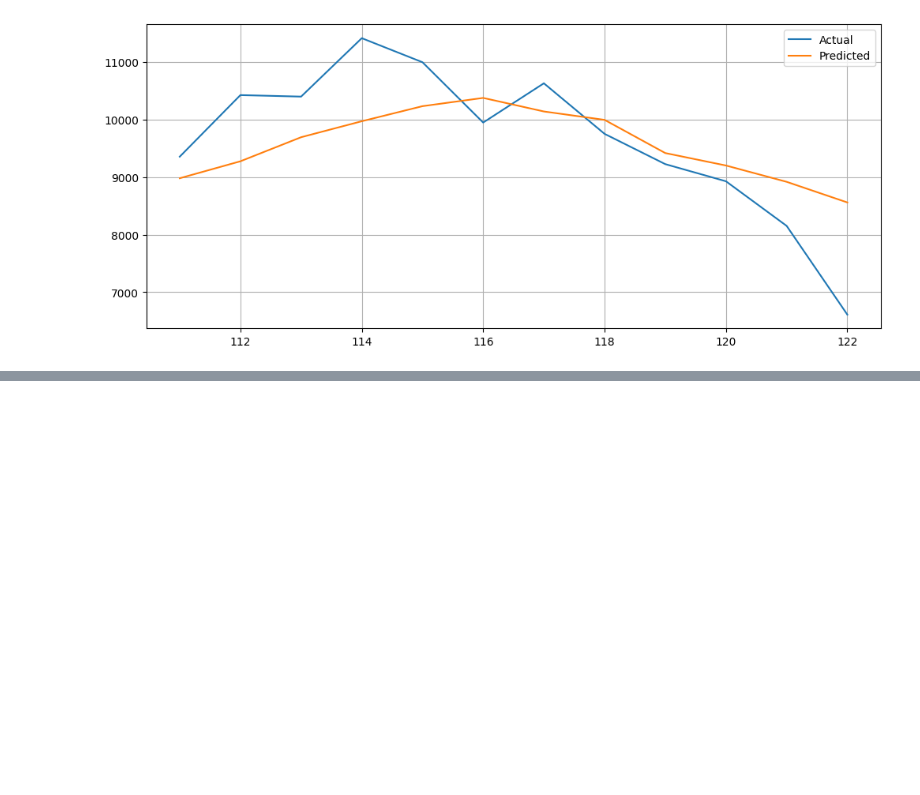
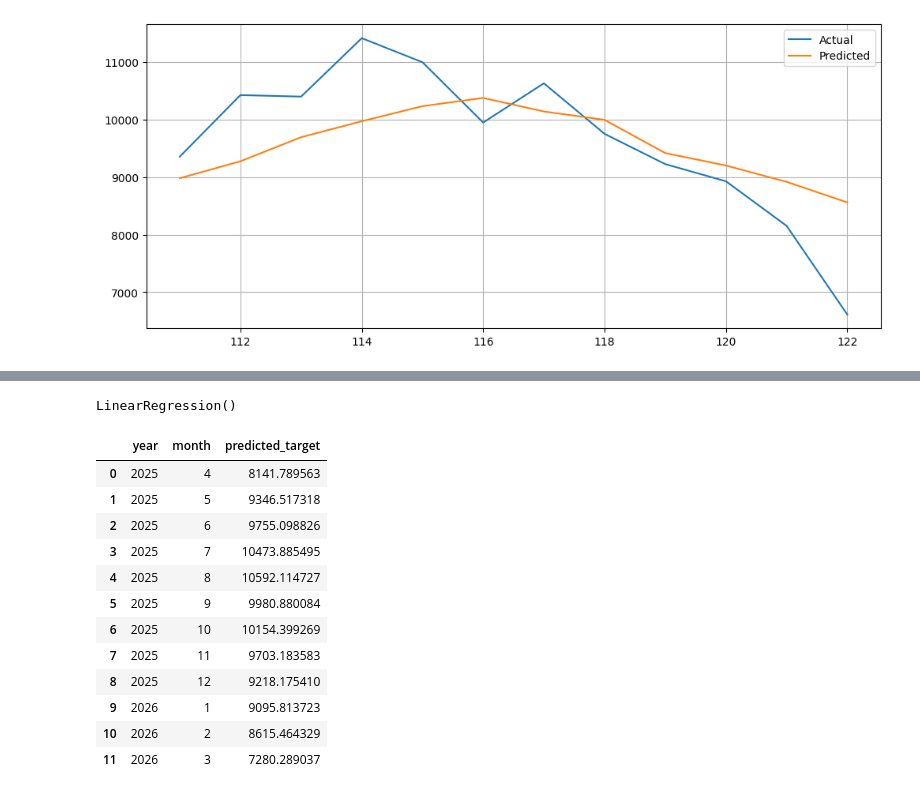
Before and after one commit to schoolboytemik/mos_test, a Jupyter notebook: task2/task2.1.ipynb, the cells around one changed output, grey strips where cells are left out. Cells and saved outputs as stored; diff of their text form; code cells hidden in the pictures; blank space fills up the shorter version.

```diff
--- a/task2/task2.1.ipynb
+++ b/task2/task2.1.ipynb
@@ -138,0 +172,3 @@ features = [
+# %%
+train_c1 = df_c1.iloc[:-12]
+val_c1 = df_c1.iloc[-12:]
@@ -138,0 +252,19 @@ features = [
+# %%
+from sklearn.linear_model import LinearRegression
+
+features_target = [
+    'year',
+    'month',
+    'c1',
+    'cat1',
+    'lag1',
+    'lag12'
+]
+
+X_full = df_target[features_target]
+y_full = df_target['target']
+
+lr_target = LinearRegression()
+lr_target.fit(X_full, y_full)
+# %% [output]
+LinearRegression()
@@ -138,0 +300,37 @@ features = [
+# %%
+future_dates = []
+
+year = df['year'].iloc[-1]
+month = df['month'].iloc[-1]
+
+for _ in range(12):
+
+    month += 1
+
+    if month > 12:
+        month = 1
+        year += 1
+
+    future_dates.append((year, month))
+# %%
+forecast_df = pd.DataFrame({
+    'year': [y for y, m in future_dates],
+    'month': [m for y, m in future_dates],
+    'predicted_target': future_target
+})
+
+forecast_df
+# %% [output]
+|  | year | month | predicted_target |
+| 0 | 2025 | 4 | 8141.789563 |
+| 1 | 2025 | 5 | 9346.517318 |
+| 2 | 2025 | 6 | 9755.098826 |
+| 3 | 2025 | 7 | 10473.885495 |
+| 4 | 2025 | 8 | 10592.114727 |
+| 5 | 2025 | 9 | 9980.880084 |
+| 6 | 2025 | 10 | 10154.399269 |
+| 7 | 2025 | 11 | 9703.183583 |
+| 8 | 2025 | 12 | 9218.175410 |
+| 9 | 2026 | 1 | 9095.813723 |
+| 10 | 2026 | 2 | 8615.464329 |
+| 11 | 2026 | 3 | 7280.289037 |
```
Also changed, not shown: parts of 16 cells of this notebook, 1 other file.
